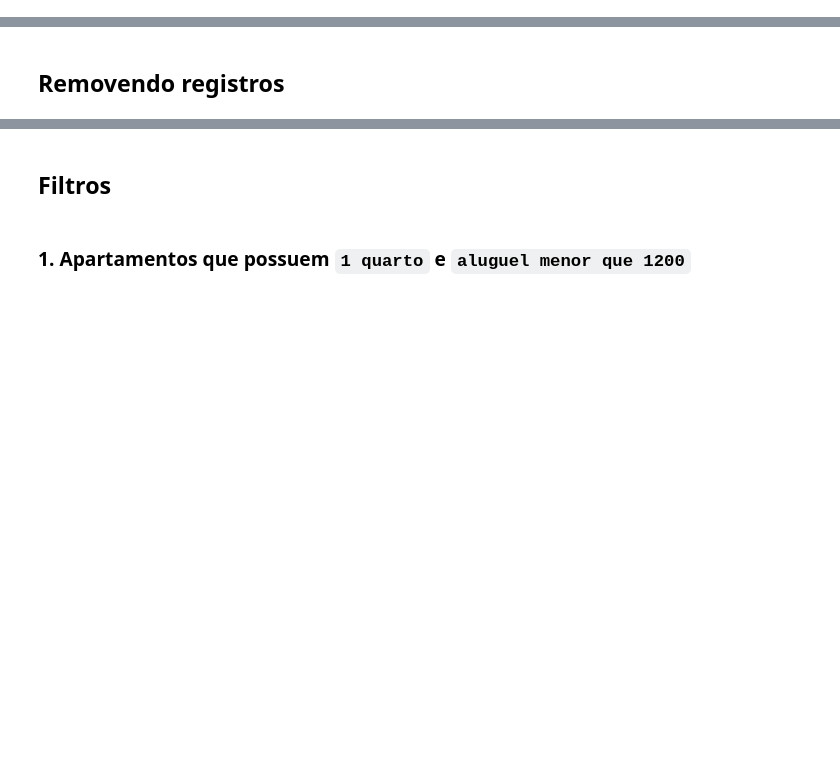
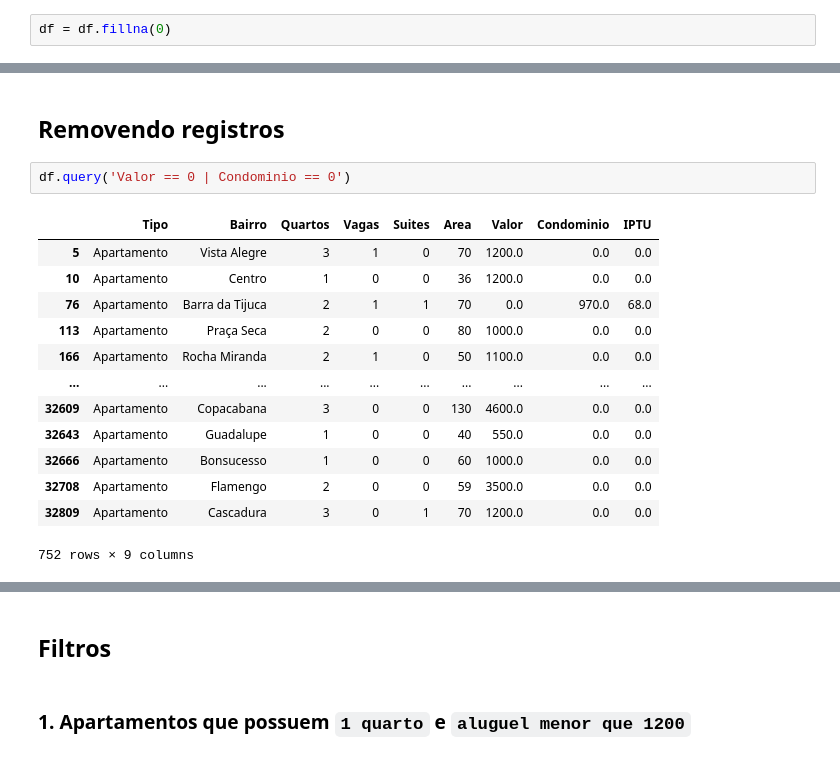
Before and after one commit to Bryncs/Alura-Pandas-Basico, a Jupyter notebook: Pandas - conhecendo a biblioteca.ipynb, the cells around one changed output, grey strips where cells are left out. Drawn from its saved outputs; the diff is of its cells as text; blank space fills up the shorter version.

```diff
--- a/Pandas - conhecendo a biblioteca.ipynb
+++ b/Pandas - conhecendo a biblioteca.ipynb
@@ -387,0 +433,2 @@ df.head()
+# %%
+df = df.fillna(0)
@@ -388,2 +448,18 @@ df.head()
 # %% [markdown]
 ## Removendo registros
+# %%
+df.query('Valor == 0 | Condominio == 0')
+# %% [output]
+|  | Tipo | Bairro | Quartos | Vagas | Suites | Area | Valor | Condominio | IPTU |
+| 5 | Apartamento | Vista Alegre | 3 | 1 | 0 | 70 | 1200.0 | 0.0 | 0.0 |
+| 10 | Apartamento | Centro | 1 | 0 | 0 | 36 | 1200.0 | 0.0 | 0.0 |
+| 76 | Apartamento | Barra da Tijuca | 2 | 1 | 1 | 70 | 0.0 | 970.0 | 68.0 |
+| 113 | Apartamento | Praça Seca | 2 | 0 | 0 | 80 | 1000.0 | 0.0 | 0.0 |
+| 166 | Apartamento | Rocha Miranda | 2 | 1 | 0 | 50 | 1100.0 | 0.0 | 0.0 |
+| ... | ... | ... | ... | ... | ... | ... | ... | ... | ... |
+| 32609 | Apartamento | Copacabana | 3 | 0 | 0 | 130 | 4600.0 | 0.0 | 0.0 |
+| 32643 | Apartamento | Guadalupe | 1 | 0 | 0 | 40 | 550.0 | 0.0 | 0.0 |
+| 32666 | Apartamento | Bonsucesso | 1 | 0 | 0 | 60 | 1000.0 | 0.0 | 0.0 |
+| 32708 | Apartamento | Flamengo | 2 | 0 | 0 | 59 | 3500.0 | 0.0 | 0.0 |
+| 32809 | Apartamento | Cascadura | 3 | 0 | 1 | 70 | 1200.0 | 0.0 | 0.0 |
+752 rows × 9 columns
```
Also changed, not shown: parts of 33 cells of this notebook, 5 other files.
